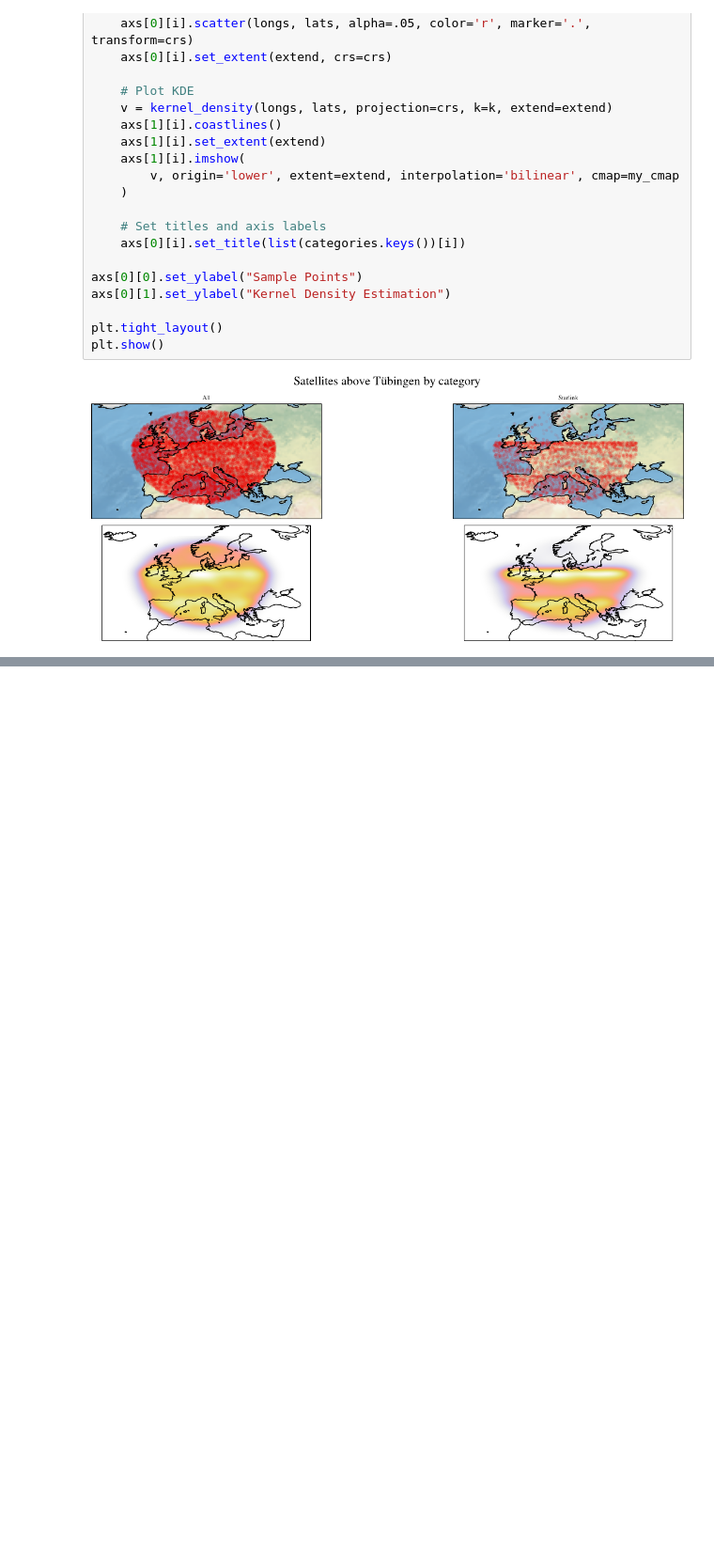
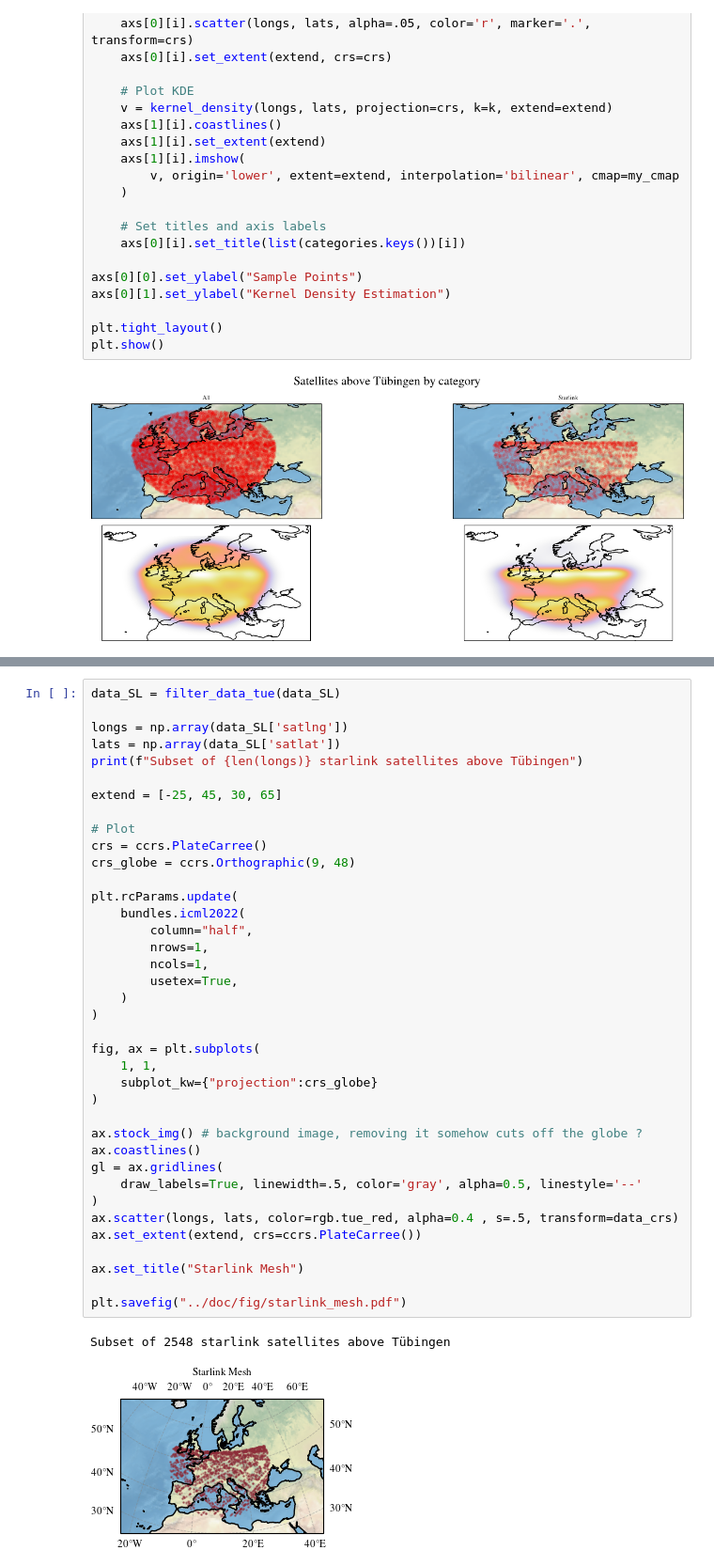
Before and after one commit to timoluebbing/Satellites, a Jupyter notebook: exp/exp_TL_MO_002_Starlink_Analysis.ipynb, the cells around one changed output, grey strips where cells are left out. Shown at 94% size. Cells and saved outputs as stored; diff of their text form; blank space fills up the shorter version.

```diff
--- a/exp/exp_TL_MO_002_Starlink_Analysis.ipynb
+++ b/exp/exp_TL_MO_002_Starlink_Analysis.ipynb
@@ -464 +486,42 @@ memory usage: 7.1+ KB
+# %%
+data_SL = filter_data_tue(data_SL)
+
+longs = np.array(data_SL['satlng'])
+lats = np.array(data_SL['satlat'])
+print(f"Subset of {len(longs)} starlink satellites above Tübingen")
+
+extend = [-25, 45, 30, 65]
+
+# Plot
+crs = ccrs.PlateCarree()
+crs_globe = ccrs.Orthographic(9, 48)
+
+plt.rcParams.update(
+    bundles.icml2022(
+        column="half",
+        nrows=1,
+        ncols=1,
+        usetex=True,
+    )
+)
+
+fig, ax = plt.subplots(
+    1, 1,
+    subplot_kw={"projection":crs_globe}
+)
+
+ax.stock_img() # background image, removing it somehow cuts off the globe ?
+ax.coastlines()
+gl = ax.gridlines(
+    draw_labels=True, linewidth=.5, color='gray', alpha=0.5, linestyle='--'
+)
+ax.scatter(longs, lats, color=rgb.tue_red, alpha=0.4 , s=.5, transform=data_crs)
+ax.set_extent(extend, crs=ccrs.PlateCarree())
+
+ax.set_title("Starlink Mesh")
+
+plt.savefig("../doc/fig/starlink_mesh.pdf")
+# %% [output]
+Subset of 2548 starlink satellites above Tübingen
+[figure, added]
 # %%
```
Also changed, not shown: parts of 6 cells of this notebook, 1 other file.
